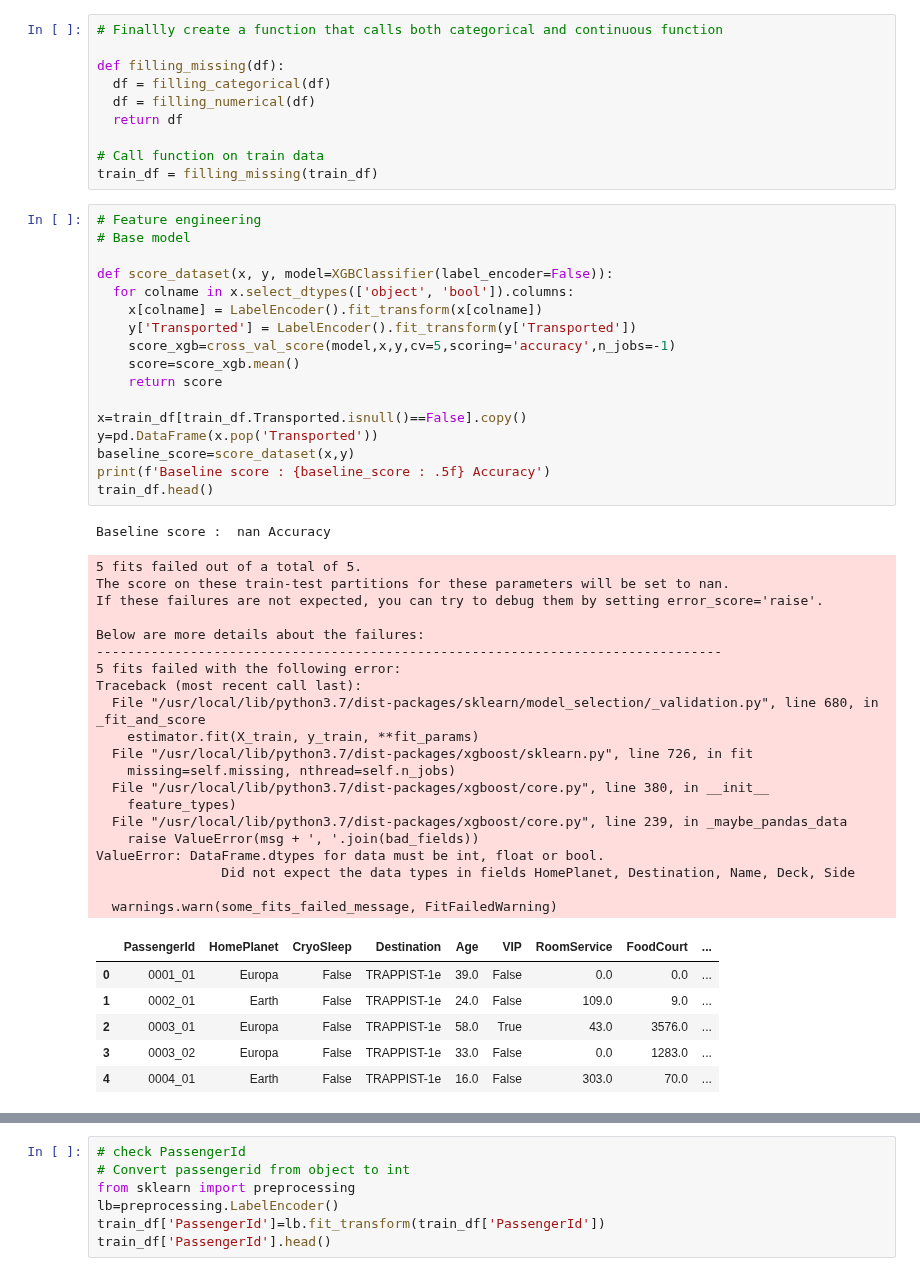
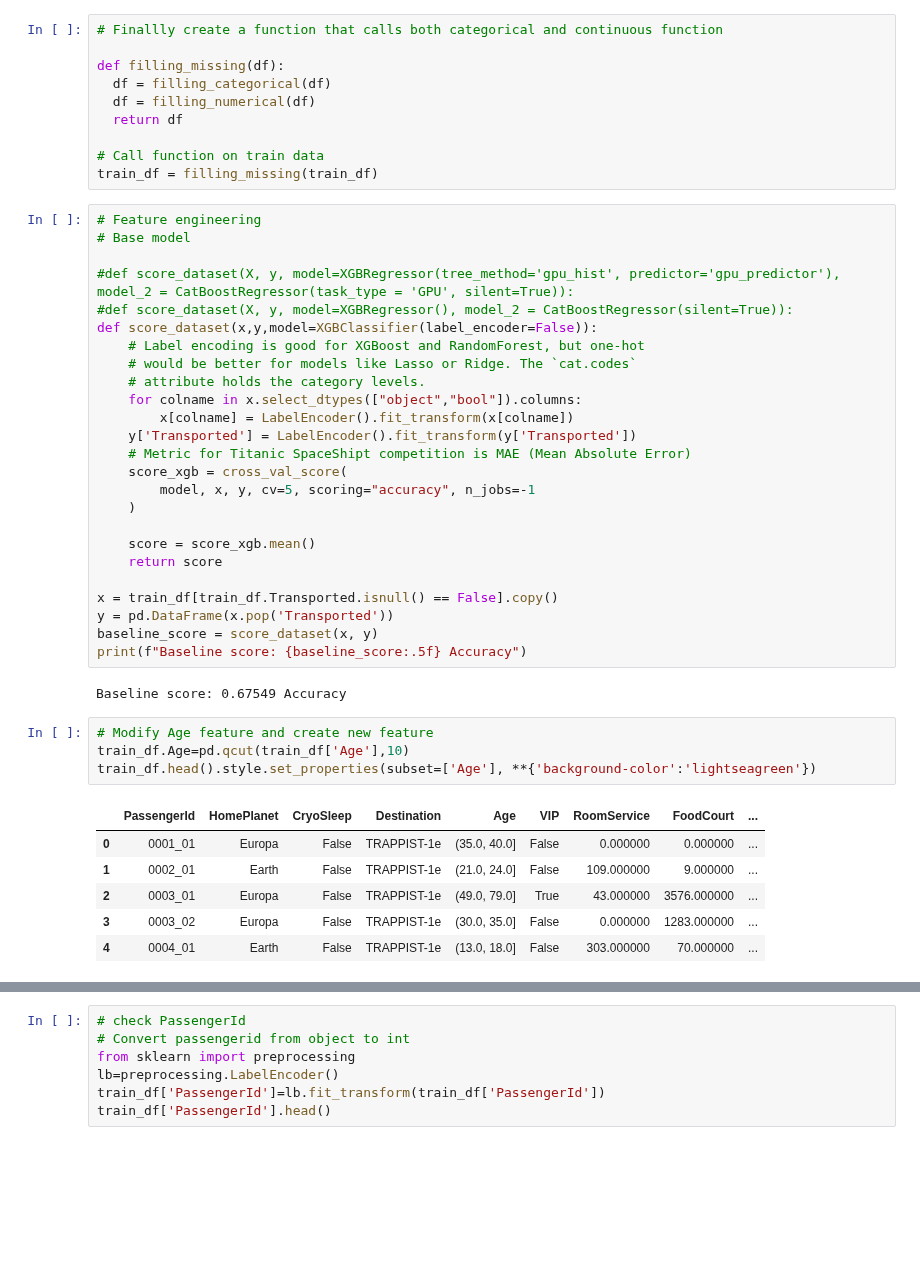
Before and after one commit to Chirag314/EDA, a Jupyter notebook: spaceship_titanic3.ipynb, the cells around one changed output, grey strips where cells are left out. Drawn from its saved outputs; the diff is of its cells as text; blank space fills up the shorter version.

```diff
--- a/spaceship_titanic3.ipynb
+++ b/spaceship_titanic3.ipynb
@@ -304,44 +304,37 @@ train_df = filling_missing(train_df)
 # Feature engineering
 # Base model
 
-def score_dataset(x, y, model=XGBClassifier(label_encoder=False)):
-  for colname in x.select_dtypes(['object', 'bool']).columns:
-    x[colname] = LabelEncoder().fit_transform(x[colname])
+#def score_dataset(X, y, model=XGBRegressor(tree_method='gpu_hist', predictor='gpu_predictor'), model_2 = CatBoostRegressor(task_type = 'GPU', silent=True)):
+#def score_dataset(X, y, model=XGBRegressor(), model_2 = CatBoostRegressor(silent=True)):
+def score_dataset(x,y,model=XGBClassifier(label_encoder=False)):
+    # Label encoding is good for XGBoost and RandomForest, but one-hot
+    # would be better for models like Lasso or Ridge. The `cat.codes`
+    # attribute holds the category levels.
+    for colname in x.select_dtypes(["object","bool"]).columns:
+        x[colname] = LabelEncoder().fit_transform(x[colname])
     y['Transported'] = LabelEncoder().fit_transform(y['Transported'])
-    score_xgb=cross_val_score(model,x,y,cv=5,scoring='accuracy',n_jobs=-1)
-    score=score_xgb.mean()
+    # Metric for Titanic SpaceShipt competition is MAE (Mean Absolute Error)
+    score_xgb = cross_val_score(
+        model, x, y, cv=5, scoring="accuracy", n_jobs=-1
+    )
+
+    score = score_xgb.mean()
     return score
 
-x=train_df[train_df.Transported.isnull()==False].copy()
-y=pd.DataFrame(x.pop('Transported'))
-baseline_score=score_dataset(x,y)
-print(f'Baseline score : {baseline_score : .5f} Accuracy')
-train_df.head()
+x = train_df[train_df.Transported.isnull() == False].copy()
+y = pd.DataFrame(x.pop('Transported'))
+baseline_score = score_dataset(x, y)
+print(f"Baseline score: {baseline_score:.5f} Accuracy")
 # %% [output]
-Baseline score :  nan Accuracy
+Baseline score: 0.67549 Accuracy
-5 fits failed out of a total of 5.
-The score on these train-test partitions for these parameters will be set to nan.
-If these failures are not expected, you can try to debug them by setting error_score='raise'.
-
-Below are more details about the failures:
---------------------------------------------------------------------------------
-5 fits failed with the following error:
-Traceback (most recent call last):
-  File "/usr/local/lib/python3.7/dist-packages/sklearn/model_selection/_validation.py", line 680, in _fit_and_score
-    estimator.fit(X_train, y_train, **fit_params)
-  File "/usr/local/lib/python3.7/dist-packages/xgboost/sklearn.py", line 726, in fit
-    missing=self.missing, nthread=self.n_jobs)
-  File "/usr/local/lib/python3.7/dist-packages/xgboost/core.py", line 380, in __init__
-    feature_types)
-  File "/usr/local/lib/python3.7/dist-packages/xgboost/core.py", line 239, in _maybe_pandas_data
-    raise ValueError(msg + ', '.join(bad_fields))
-ValueError: DataFrame.dtypes for data must be int, float or bool.
-                Did not expect the data types in fields HomePlanet, Destination, Name, Deck, Side
-
-  warnings.warn(some_fits_failed_message, FitFailedWarning)
-|  | PassengerId | HomePlanet | CryoSleep | Destination | Age | VIP | RoomService | FoodCourt | ... |
-| 0 | 0001_01 | Europa | False | TRAPPIST-1e | 39.0 | False | 0.0 | 0.0 | ... |
-| 1 | 0002_01 | Earth | False | TRAPPIST-1e | 24.0 | False | 109.0 | 9.0 | ... |
-| 2 | 0003_01 | Europa | False | TRAPPIST-1e | 58.0 | True | 43.0 | 3576.0 | ... |
-| 3 | 0003_02 | Europa | False | TRAPPIST-1e | 33.0 | False | 0.0 | 1283.0 | ... |
-| 4 | 0004_01 | Earth | False | TRAPPIST-1e | 16.0 | False | 303.0 | 70.0 | ... |
+# %%
+# Modify Age feature and create new feature
+train_df.Age=pd.qcut(train_df['Age'],10)
+train_df.head().style.set_properties(subset=['Age'], **{'background-color':'lightseagreen'})
+# %% [output]
+|  | PassengerId | HomePlanet | CryoSleep | Destination | Age | VIP | RoomService | FoodCourt | ... |
+| 0 | 0001_01 | Europa | False | TRAPPIST-1e | (35.0, 40.0] | False | 0.000000 | 0.000000 | ... |
+| 1 | 0002_01 | Earth | False | TRAPPIST-1e | (21.0, 24.0] | False | 109.000000 | 9.000000 | ... |
+| 2 | 0003_01 | Europa | False | TRAPPIST-1e | (49.0, 79.0] | True | 43.000000 | 3576.000000 | ... |
+| 3 | 0003_02 | Europa | False | TRAPPIST-1e | (30.0, 35.0] | False | 0.000000 | 1283.000000 | ... |
+| 4 | 0004_01 | Earth | False | TRAPPIST-1e | (13.0, 18.0] | False | 303.000000 | 70.000000 | ... |
```
Also changed, not shown: parts of 4 cells of this notebook.
